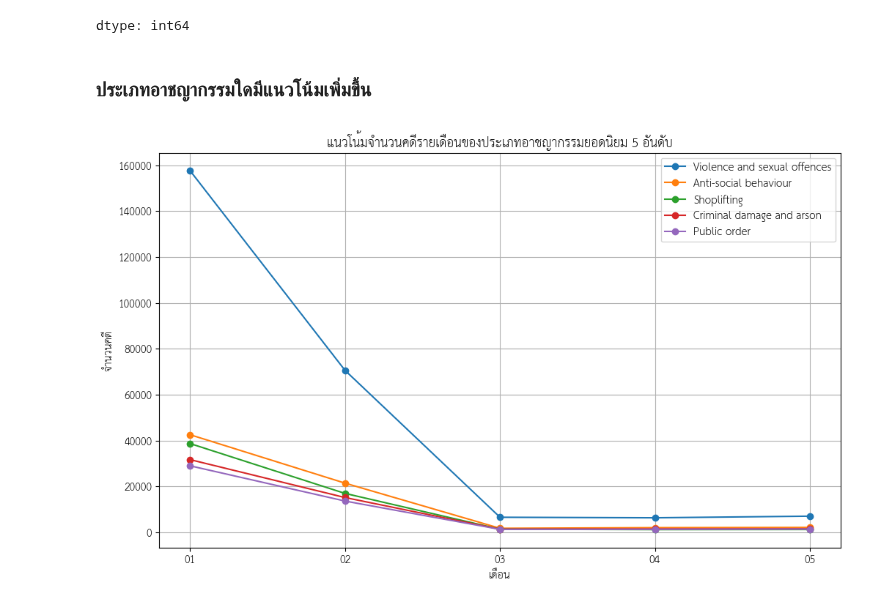
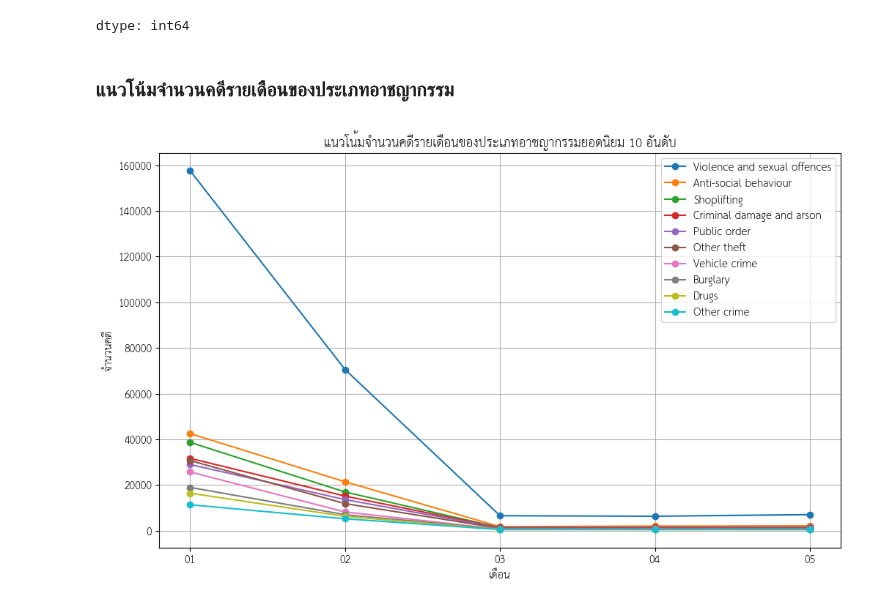
Before and after one commit to jangInw007/JENZY_Project, a Jupyter notebook: JENZY(nky)_is_perfect_project_Basicpro.ipynb, the cells around one changed output. Drawn from its saved outputs; the diff is of its cells as text; code cells hidden in the pictures.

```diff
--- a/JENZY(nky)_is_perfect_project_Basicpro.ipynb
+++ b/JENZY(nky)_is_perfect_project_Basicpro.ipynb
@@ -1515,8 +1545,8 @@ display(overall_crime_type_counts)
 | Possession of weapons | 6361 |
 | Bicycle theft | 4917 |
 dtype: int64
-# %% [markdown]
-### ประเภทอาชญากรรมใดมีแนวโน้มเพิ่มขึ้น
+# %% [markdown]
+### แนวโน้มจำนวนคดีรายเดือนของประเภทอาชญากรรม
 # %%
 import pandas as pd
 import matplotlib.pyplot as plt
@@ -1529,33 +1559,33 @@ trend_by_type = (
     .reset_index(name='Total_Crimes')
 )
 
 # เรียงเดือนให้ถูกลำดับ (กรณี Month เป็น string)
 trend_by_type['Month'] = pd.Categorical(
     trend_by_type['Month'],
     categories=sorted(trend_by_type['Month'].unique()),
     ordered=True
 )
 
 trend_by_type = trend_by_type.sort_values(['Crime type', 'Month'])
 
 # วาดกราฟแนวโน้มสำหรับ Crime Type ยอดนิยม 5 อันดับ
 top5_types = (
     combined_street_2025_all_months['Crime type']
     .value_counts()
-    .head(5)
+    .head(10)
     .index
 )
 
 plt.figure(figsize=(12,7))
 for ctype in top5_types:
     data = trend_by_type[trend_by_type['Crime type'] == ctype]
     plt.plot(data['Month'], data['Total_Crimes'], marker='o', label=ctype)
 
-plt.title("แนวโน้มจำนวนคดีรายเดือนของประเภทอาชญากรรมยอดนิยม 5 อันดับ")
+plt.title("แนวโน้มจำนวนคดีรายเดือนของประเภทอาชญากรรม 10 อันดับ")
 plt.xlabel("เดือน")
 plt.ylabel("จำนวนคดี")
 plt.legend()
 plt.grid(True)
 plt.show()
 # %% [output]
-[figure, old version]
+[figure, new version]
```
Also changed, not shown: parts of 27 cells of this notebook.
